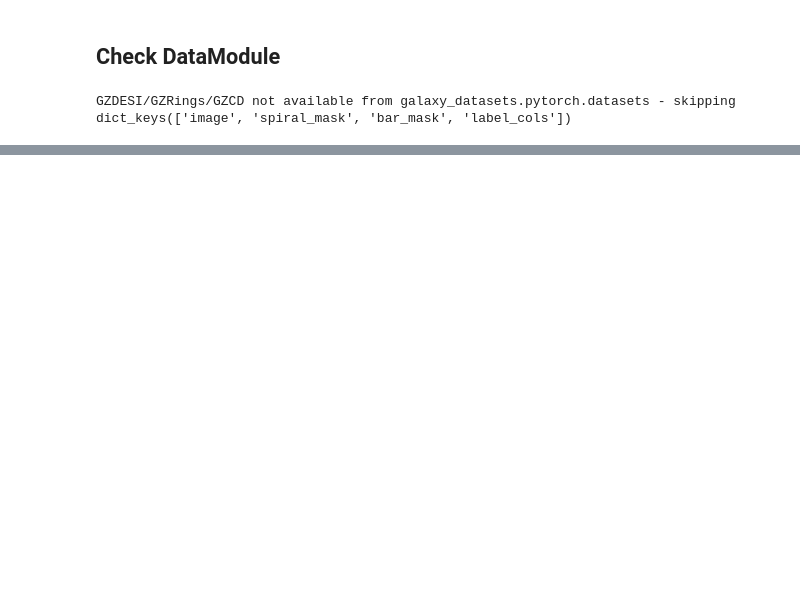
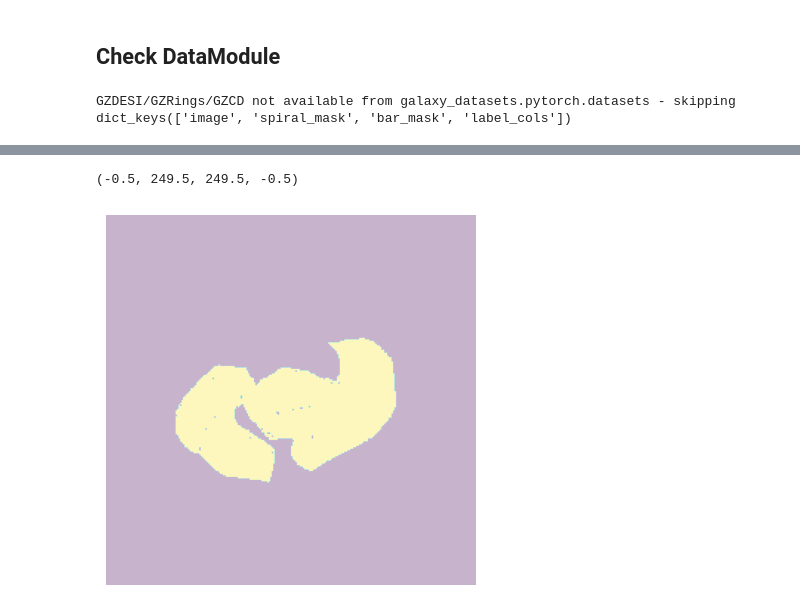
Before and after one commit to mwalmsley/zoobot-3d, a Jupyter notebook: check_dataset.ipynb, the cells around one changed output, grey strips where cells are left out. Cells and saved outputs as stored; diff of their text form; code cells hidden in the pictures; blank space fills up the shorter version.

```diff
--- a/check_dataset.ipynb
+++ b/check_dataset.ipynb
@@ -124,0 +174,17 @@ tensor([[0., 0., 0., 0., 0., 0., 0., 0., 0., 0., 0., 0., 0., 0., 0., 0., 0., 0.,
+# %%
+im = batch['image'][0].squeeze().transpose(0, 2)
+mask = batch['spiral_mask'][0].squeeze()
+
+# plt.imshow(im)
+# plt.imshow((im < 5).numpy().astype(float), alpha=.3)
+# plt.imshow((im < 50).numpy().astype(float), alpha=.3)
+
+# plt.imshow(mask)
+# plt.imshow((mask < 30).numpy().astype(float), alpha=.3)
+# plt.imshow(((mask > 30) & (mask < 70)).numpy().astype(float), alpha=.3)
+plt.imshow((mask > 70).numpy().astype(float), alpha=.3)
+
+plt.axis('off')
+# %% [output]
+(-0.5, 249.5, 249.5, -0.5)
+[figure, added]
```
Also changed, not shown: parts of 17 cells of this notebook, 3 other files.
